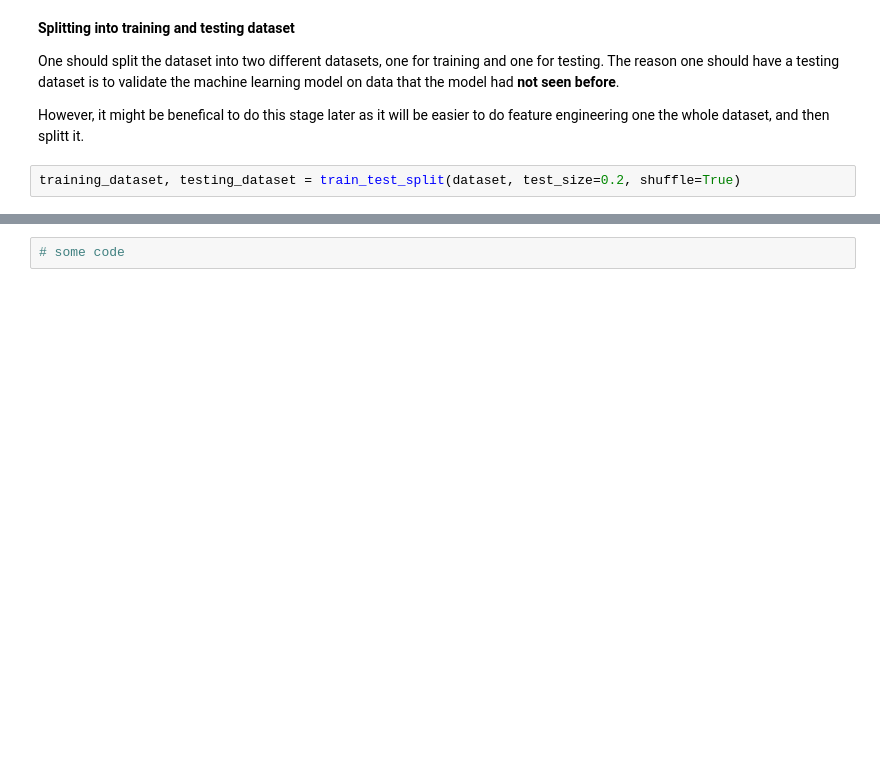
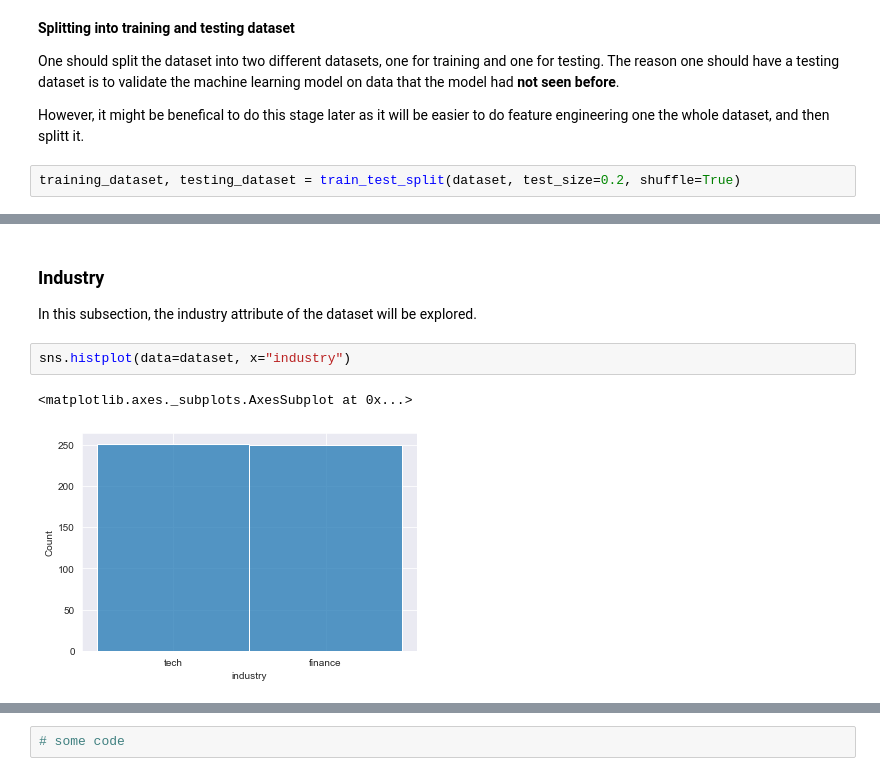
Before and after one commit to arealizeai/code2021-ML-case, a Jupyter notebook: Introduction notebook.ipynb, the cells around one changed output, grey strips where cells are left out. Drawn from its saved outputs; the diff is of its cells as text; blank space fills up the shorter version.

```diff
--- a/Introduction notebook.ipynb
+++ b/Introduction notebook.ipynb
@@ -69,0 +108,8 @@ dataset.describe()
+# %% [markdown]
+### Industry
+In this subsection, the industry attribute of the dataset will be explored.
+# %%
+sns.histplot(data=dataset, x="industry")
+# %% [output]
+<matplotlib.axes._subplots.AxesSubplot at 0x...>
+[figure, added]
```
Also changed, not shown: parts of 38 cells of this notebook, 2 other files.
